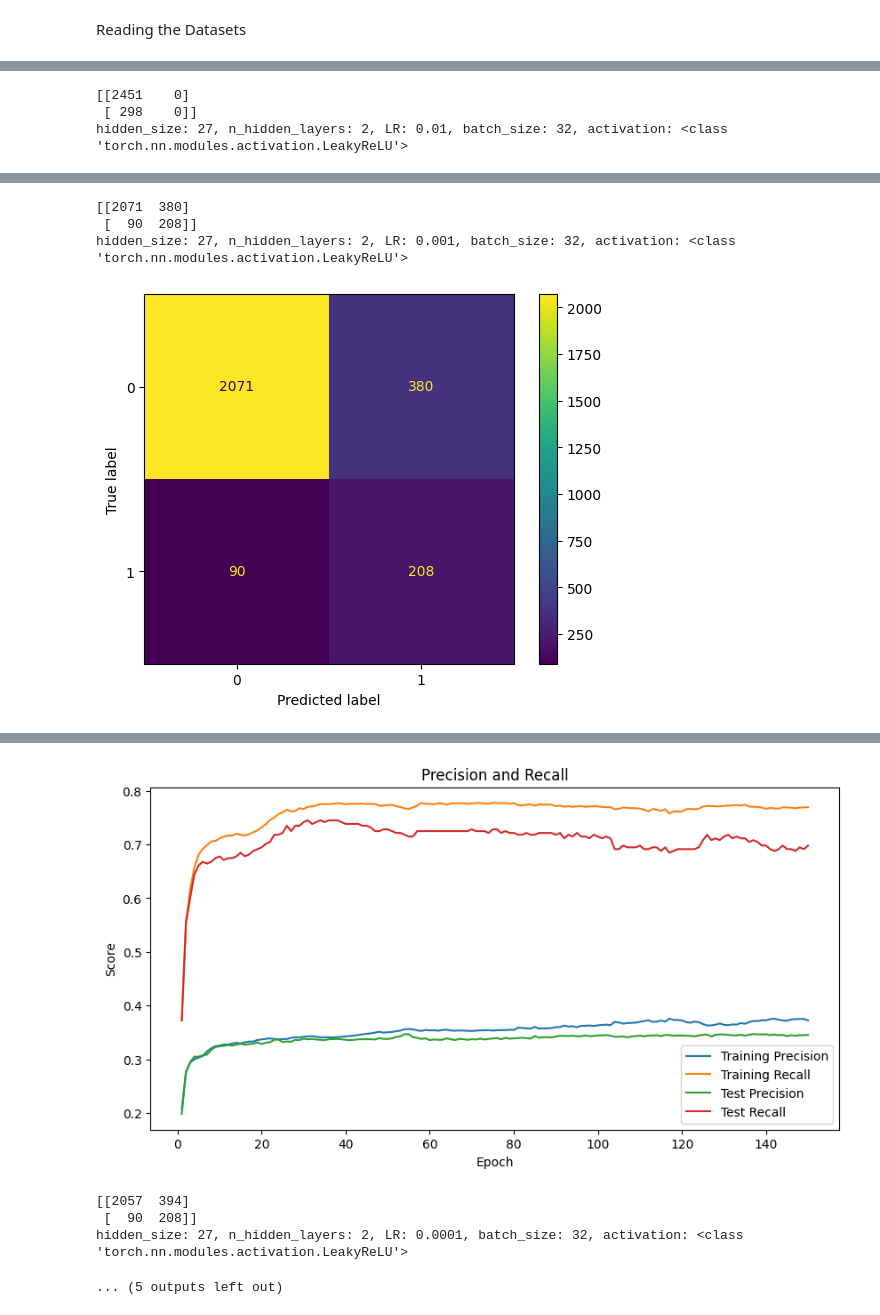
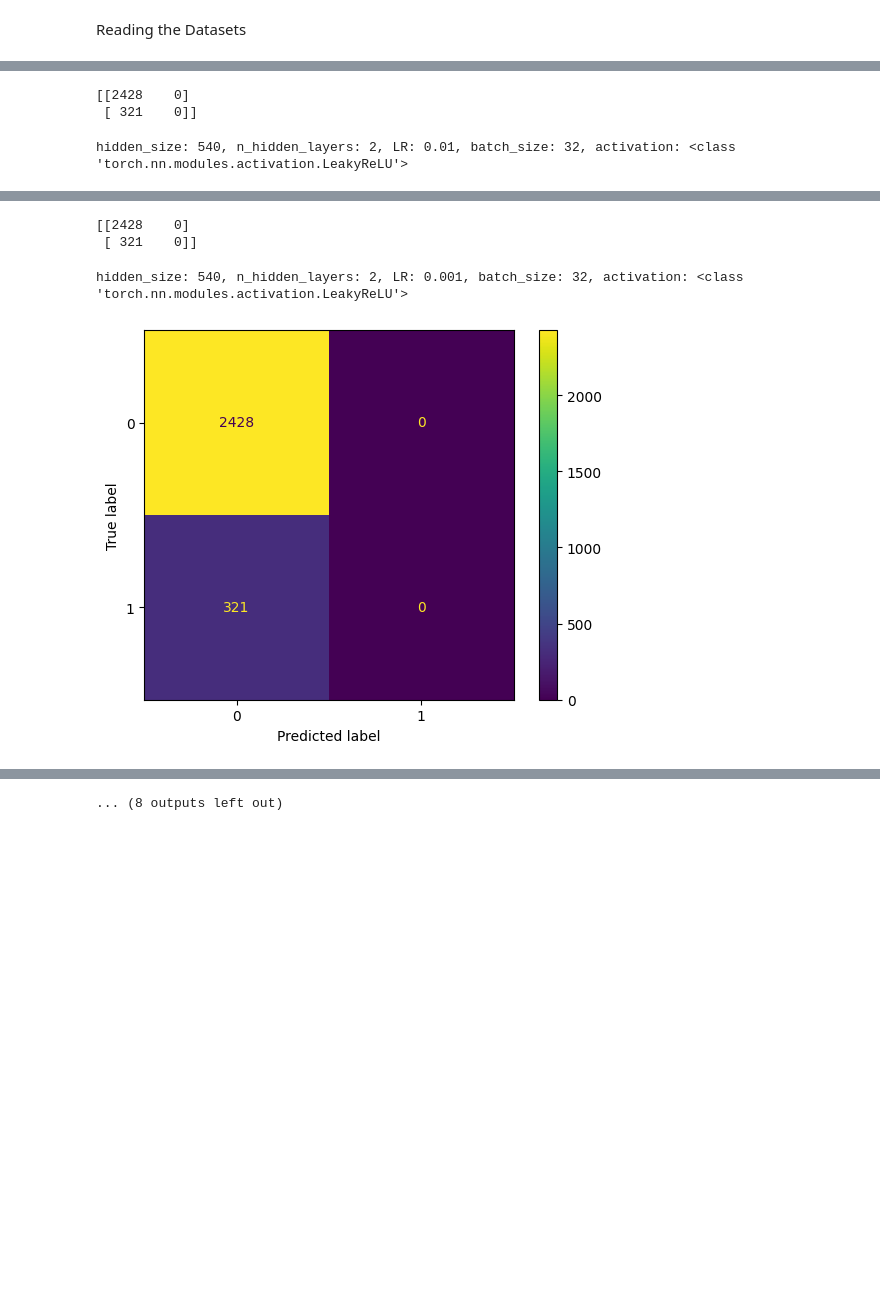
Before and after one commit to orianhuji/deepLearning, a Jupyter notebook: Virus_Vaccine.ipynb, the cells around one changed output, grey strips where cells are left out. Drawn from its saved outputs; the diff is of its cells as text; code cells hidden in the pictures; blank space fills up the shorter version.

Commit message:
less then 180 hidden size

```diff
--- a/Virus_Vaccine.ipynb
+++ b/Virus_Vaccine.ipynb
@@ -116,14 +116,3 @@ class CustomDataset(Dataset):
 
     def __getitem__(self, idx):
         return self.data[idx], self.labels[idx]
-# %%
-train_base_ds = train_before_alter
-train_i = pd.concat([np.array_split(train_base_ds[train_base_ds['label'] == 0], 1)[0]] + [train_base_ds[train_base_ds['label'] == 1] for _ in range(6)] ).sample(frac=1.0)
-
-training_data = torch.Tensor([np.array(x) for x in train_i['input'].values])
-
-training_data = torch.flatten(F.one_hot(training_data.to(torch.int64)),start_dim=1).to(torch.float)
-
-batch_start = torch.arange(0, len(training_data), 32)
-
-training_data[0:0+32].shape
@@ -140,14 +127,14 @@ import matplotlib.pyplot as plt
 
 device = torch.device("cuda" if torch.cuda.is_available() else "cpu")
 
-def run_experiment(input_size, hidden_size_i, n_hidden_layers_i, learning_rate_i, n_epochs_i, batch_size_i, activation_f_i, train_base_ds=train_before_alter, under_sampling_ratio=2, over_sampling_ratio=4, model_class=MLP):
+def run_experiment(input_size_i, hidden_size_i, n_hidden_layers_i, learning_rate_i, n_epochs_i, batch_size_i, activation_f_i, train_base_ds=train_before_alter, under_sampling_ratio=2, over_sampling_ratio=4, model_class=MLP):
     train_i = pd.concat([np.array_split(train_base_ds[train_base_ds['label'] == 0], under_sampling_ratio)[0]] + [train_base_ds[train_base_ds['label'] == 1] for _ in range(over_sampling_ratio)] ).sample(frac=1.0)
 
     training_data = torch.Tensor([np.array(x) for x in train_i['input'].values])
     training_data = torch.flatten(F.one_hot(training_data.to(torch.int64)),start_dim=1).to(torch.float)
     training_labels = torch.Tensor(train_i['label'].values).view(-1, 1)
 
-    model_i = model_class(activation_f_i, input_size, hidden_size_i, n_hidden_layers_i).to(device)
+    model_i = model_class(activation_f_i, input_size_i, hidden_size_i, n_hidden_layers_i).to(device)
 
     # loss function and optimizer
     loss_fn = nn.BCEWithLogitsLoss()  # binary cross entropy
@@ -236,10 +223,10 @@ def run_experiment(input_size, hidden_size_i, n_hidden_layers_i, learning_rate_i
 
     # Plotting precision and recall
     plt.figure(figsize=(10, 5))
-    plt.plot(range(1, len(test_recalls)+1), train_precisions, label='Training Precision')
+    # plt.plot(range(1, len(test_recalls)+1), train_precisions, label='Training Precision')
     plt.plot(range(1, len(test_recalls)+1), train_recalls, label='Training Recall')
     plt.plot(range(1, len(test_recalls)+1), train_accs, label='Training Accuracy')
-    plt.plot(range(1, len(test_recalls)+1), test_precisions, label='Test Precision')
+    # plt.plot(range(1, len(test_recalls)+1), test_precisions, label='Test Precision')
     plt.plot(range(1, len(test_recalls)+1), test_recalls, label='Test Recall')
     plt.plot(range(1, len(test_recalls)+1), test_accs, label='Test Accuracy')
     plt.xlabel('Epoch')
@@ -252,5 +239,6 @@ def run_experiment(input_size, hidden_size_i, n_hidden_layers_i, learning_rate_i
     print(cm)
     cmd = ConfusionMatrixDisplay(cm)
     cmd.plot()
+    print(f"best accuracy: {best_acc}")
     model_i.load_state_dict(best_weights)
     return model_i
@@ -332,10 +334,10 @@ hidden_size: 27, n_hidden_layers: 2, LR: 0.001, batch_size: 32, activation: <cla
 # %%
 for lr in [0.1,0.01,0.001, 0.0001]:
-    model = run_experiment(input_size_i = 9,
-        hidden_size_i = 27,
+    model = run_experiment(input_size_i = 9 * 20,
+        hidden_size_i = 27 * 20,
         n_hidden_layers_i = 2,
         learning_rate_i = lr,
-        n_epochs_i = 150,
+        n_epochs_i = 50,
         batch_size_i = 32,
         activation_f_i = nn.LeakyReLU)
 # %% [output]
@@ -345,3 +347,3 @@ hidden_size: 27, n_hidden_layers: 2, LR: 0.1, batch_size: 32, activation: <class
-[[2451    0]
- [ 298    0]]
-hidden_size: 27, n_hidden_layers: 2, LR: 0.01, batch_size: 32, activation: <class 'torch.nn.modules.activation.LeakyReLU'>
+[[2428    0]
+ [ 321    0]]
+hidden_size: 540, n_hidden_layers: 2, LR: 0.01, batch_size: 32, activation: <class 'torch.nn.modules.activation.LeakyReLU'>
@@ -351,4 +353,4 @@ hidden_size: 27, n_hidden_layers: 2, LR: 0.01, batch_size: 32, activation: <clas
-[[2071  380]
- [  90  208]]
-hidden_size: 27, n_hidden_layers: 2, LR: 0.001, batch_size: 32, activation: <class 'torch.nn.modules.activation.LeakyReLU'>
+[[2428    0]
+ [ 321    0]]
+hidden_size: 540, n_hidden_layers: 2, LR: 0.001, batch_size: 32, activation: <class 'torch.nn.modules.activation.LeakyReLU'>
-[figure, old version]
+[figure, new version]
@@ -356,7 +358,3 @@ hidden_size: 27, n_hidden_layers: 2, LR: 0.001, batch_size: 32, activation: <cla
-[figure, removed]
-[[2057  394]
- [  90  208]]
-hidden_size: 27, n_hidden_layers: 2, LR: 0.0001, batch_size: 32, activation: <class 'torch.nn.modules.activation.LeakyReLU'>
-... (5 outputs left out)
+... (8 outputs left out)
 # %%
 for batch_size in [1,16,32,256]:
```
Also changed, not shown: parts of 16 cells of this notebook.
